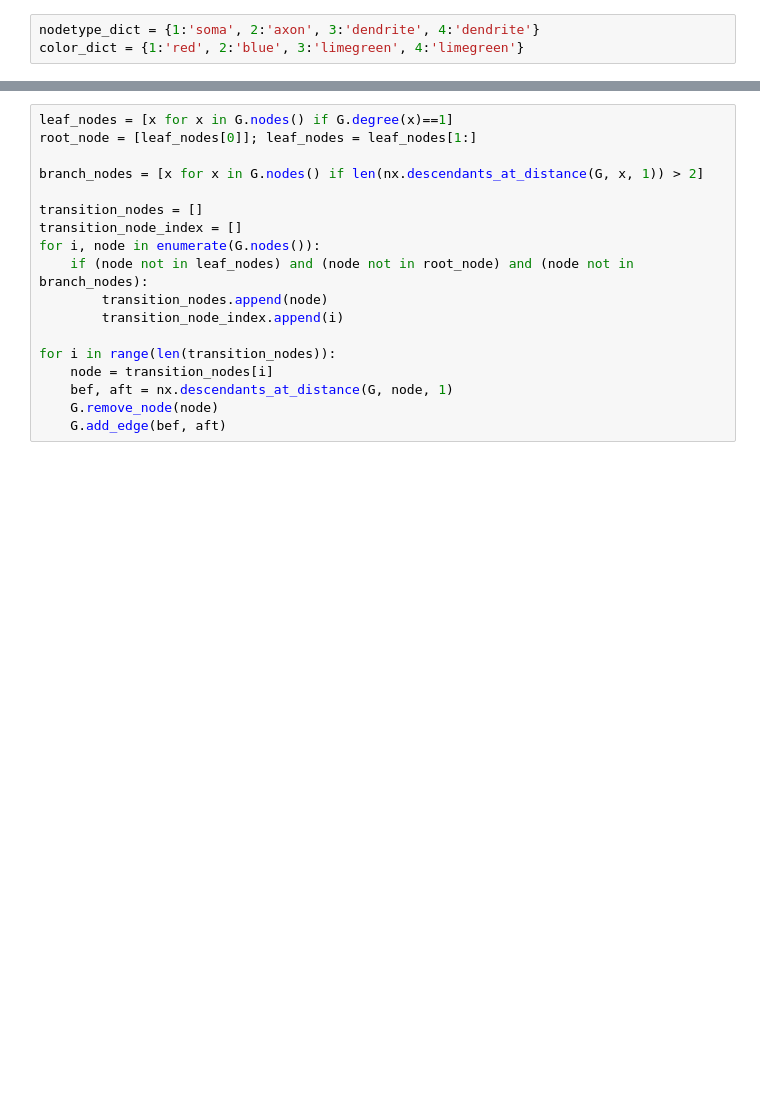
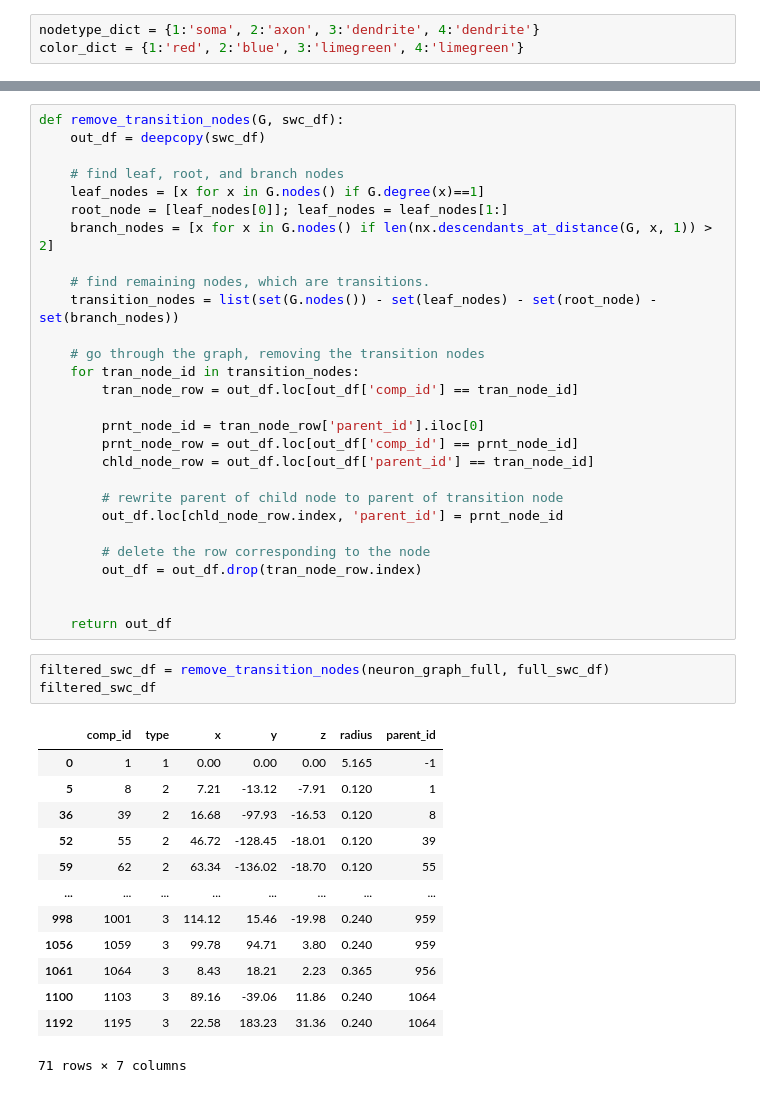
Before and after one commit to dkornai/SSD-in-Neurons, a Jupyter notebook: networkx_from_swc.ipynb, the cells around one changed output, grey strips where cells are left out. Cells and saved outputs as stored; diff of their text form; blank space fills up the shorter version.

```diff
--- a/networkx_from_swc.ipynb
+++ b/networkx_from_swc.ipynb
@@ -93,18 +137,45 @@ plt.show()
 # %%
-leaf_nodes = [x for x in G.nodes() if G.degree(x)==1]
-root_node = [leaf_nodes[0]]; leaf_nodes = leaf_nodes[1:]
+def remove_transition_nodes(G, swc_df):
+    out_df = deepcopy(swc_df)
 
-branch_nodes = [x for x in G.nodes() if len(nx.descendants_at_distance(G, x, 1)) > 2]
+    # find leaf, root, and branch nodes
+    leaf_nodes = [x for x in G.nodes() if G.degree(x)==1]
+    root_node = [leaf_nodes[0]]; leaf_nodes = leaf_nodes[1:]
+    branch_nodes = [x for x in G.nodes() if len(nx.descendants_at_distance(G, x, 1)) > 2]
 
-transition_nodes = []
-transition_node_index = []
-for i, node in enumerate(G.nodes()):
-    if (node not in leaf_nodes) and (node not in root_node) and (node not in branch_nodes):
-        transition_nodes.append(node)
-        transition_node_index.append(i)
+    # find remaining nodes, which are transitions.
+    transition_nodes = list(set(G.nodes()) - set(leaf_nodes) - set(root_node) - set(branch_nodes))
 
-for i in range(len(transition_nodes)):
-    node = transition_nodes[i]
-    bef, aft = nx.descendants_at_distance(G, node, 1)
-    G.remove_node(node)
-    G.add_edge(bef, aft)
+    # go through the graph, removing the transition nodes
+    for tran_node_id in transition_nodes:
+        tran_node_row = out_df.loc[out_df['comp_id'] == tran_node_id]
+
+        prnt_node_id = tran_node_row['parent_id'].iloc[0]
+        prnt_node_row = out_df.loc[out_df['comp_id'] == prnt_node_id]
+        chld_node_row = out_df.loc[out_df['parent_id'] == tran_node_id]
+
+        # rewrite parent of child node to parent of transition node
+        out_df.loc[chld_node_row.index, 'parent_id'] = prnt_node_id
+
+        # delete the row corresponding to the node
+        out_df = out_df.drop(tran_node_row.index)
+
+
+    return out_df
+# %%
+filtered_swc_df = remove_transition_nodes(neuron_graph_full, full_swc_df)
+filtered_swc_df
+# %% [output]
+|  | comp_id | type | x | y | z | radius | parent_id |
+| 0 | 1 | 1 | 0.00 | 0.00 | 0.00 | 5.165 | -1 |
+| 5 | 8 | 2 | 7.21 | -13.12 | -7.91 | 0.120 | 1 |
+| 36 | 39 | 2 | 16.68 | -97.93 | -16.53 | 0.120 | 8 |
+| 52 | 55 | 2 | 46.72 | -128.45 | -18.01 | 0.120 | 39 |
+| 59 | 62 | 2 | 63.34 | -136.02 | -18.70 | 0.120 | 55 |
+| ... | ... | ... | ... | ... | ... | ... | ... |
+| 998 | 1001 | 3 | 114.12 | 15.46 | -19.98 | 0.240 | 959 |
+| 1056 | 1059 | 3 | 99.78 | 94.71 | 3.80 | 0.240 | 959 |
+| 1061 | 1064 | 3 | 8.43 | 18.21 | 2.23 | 0.365 | 956 |
+| 1100 | 1103 | 3 | 89.16 | -39.06 | 11.86 | 0.240 | 1064 |
+| 1192 | 1195 | 3 | 22.58 | 183.23 | 31.36 | 0.240 | 1064 |
+71 rows × 7 columns
```
Also changed, not shown: parts of 11 cells of this notebook.
